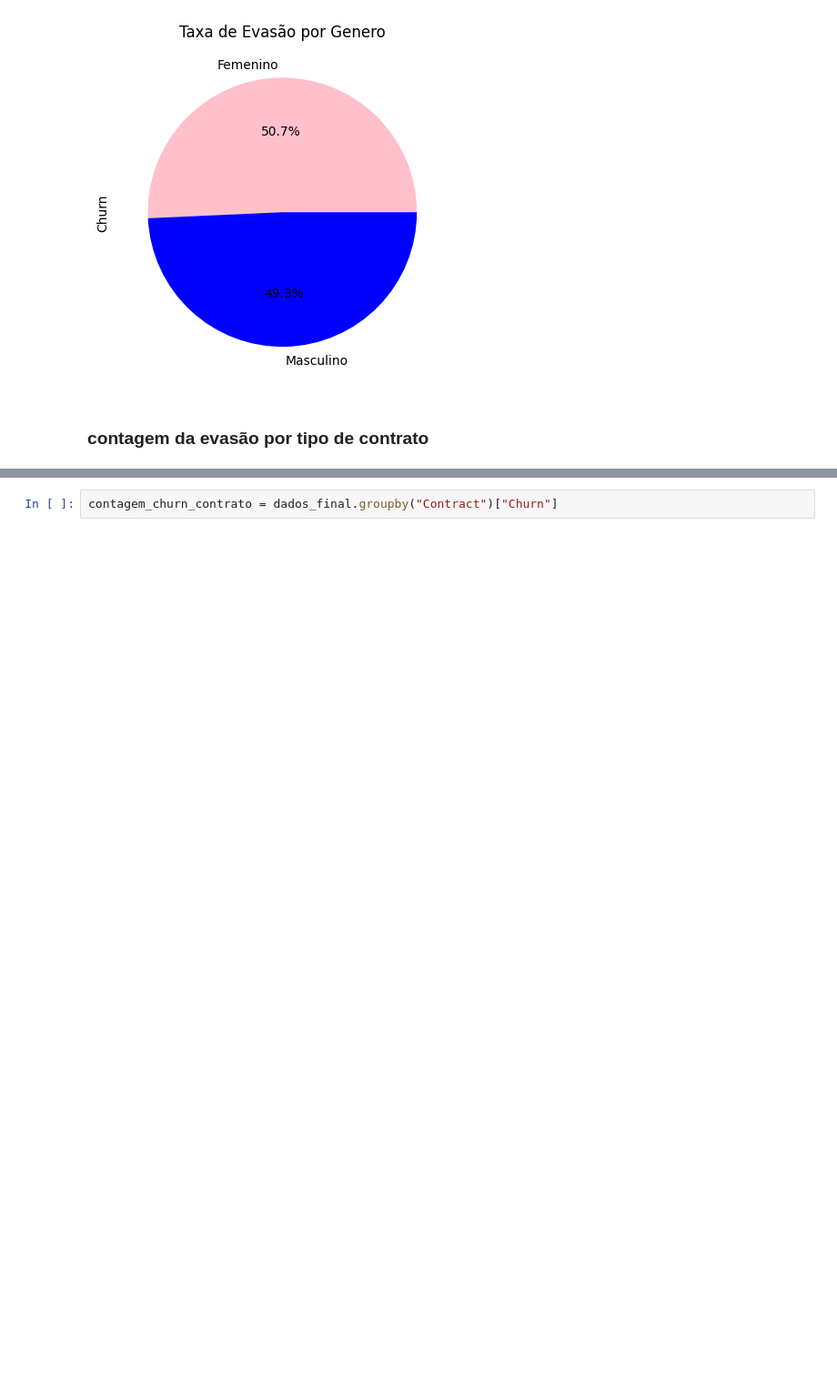
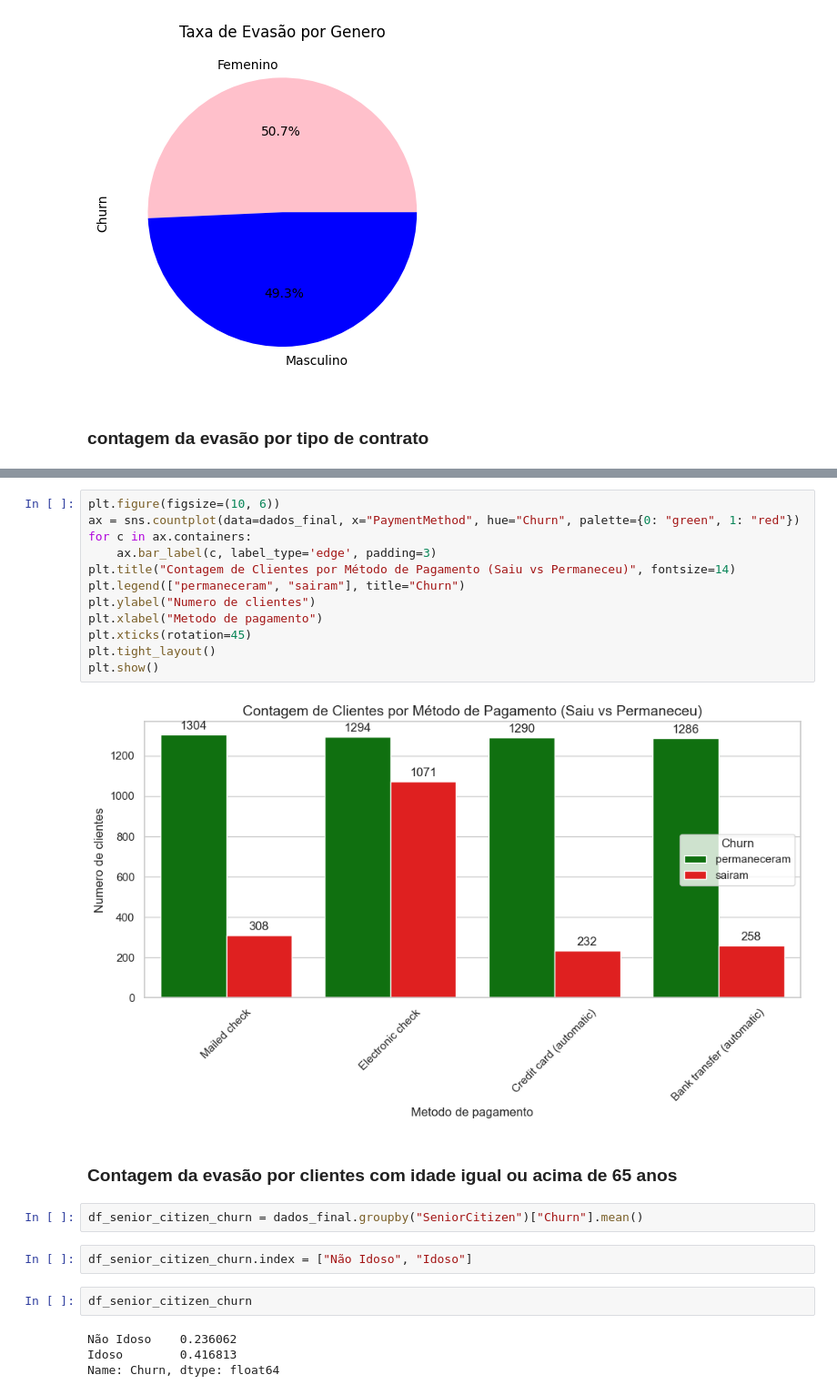
Before and after one commit to FranPomba/challenge_2_telecomX_br, a Jupyter notebook: telecomx_br.ipynb, the cells around one changed output, grey strips where cells are left out. Shown: that part at 91% size. Cells and saved outputs as stored; diff of their text form; blank space fills up the shorter version.

```diff
--- a/telecomx_br.ipynb
+++ b/telecomx_br.ipynb
@@ -233,3 +256,27 @@ plt.show()
+# %%
+plt.figure(figsize=(10, 6))
+ax = sns.countplot(data=dados_final, x="PaymentMethod", hue="Churn", palette={0: "green", 1: "red"})
+for c in ax.containers:
+    ax.bar_label(c, label_type='edge', padding=3)
+plt.title("Contagem de Clientes por Método de Pagamento (Saiu vs Permaneceu)", fontsize=14)
+plt.legend(["permaneceram", "sairam"], title="Churn")
+plt.ylabel("Numero de clientes")
+plt.xlabel("Metodo de pagamento")
+plt.xticks(rotation=45)
+plt.tight_layout()
+plt.show()
+# %% [output]
+[figure, added]
+# %% [markdown]
+### Contagem da evasão por clientes com idade igual ou acima de 65 anos
 # %%
-contagem_churn_contrato = dados_final.groupby("Contract")["Churn"]
+df_senior_citizen_churn = dados_final.groupby("SeniorCitizen")["Churn"].mean()
+# %%
+df_senior_citizen_churn.index = ["Não Idoso", "Idoso"]
+# %%
+df_senior_citizen_churn
+# %% [output]
+Não Idoso    0.236062
+Idoso        0.416813
+Name: Churn, dtype: float64
 # %%
```
Also changed, not shown: parts of 11 cells of this notebook.
